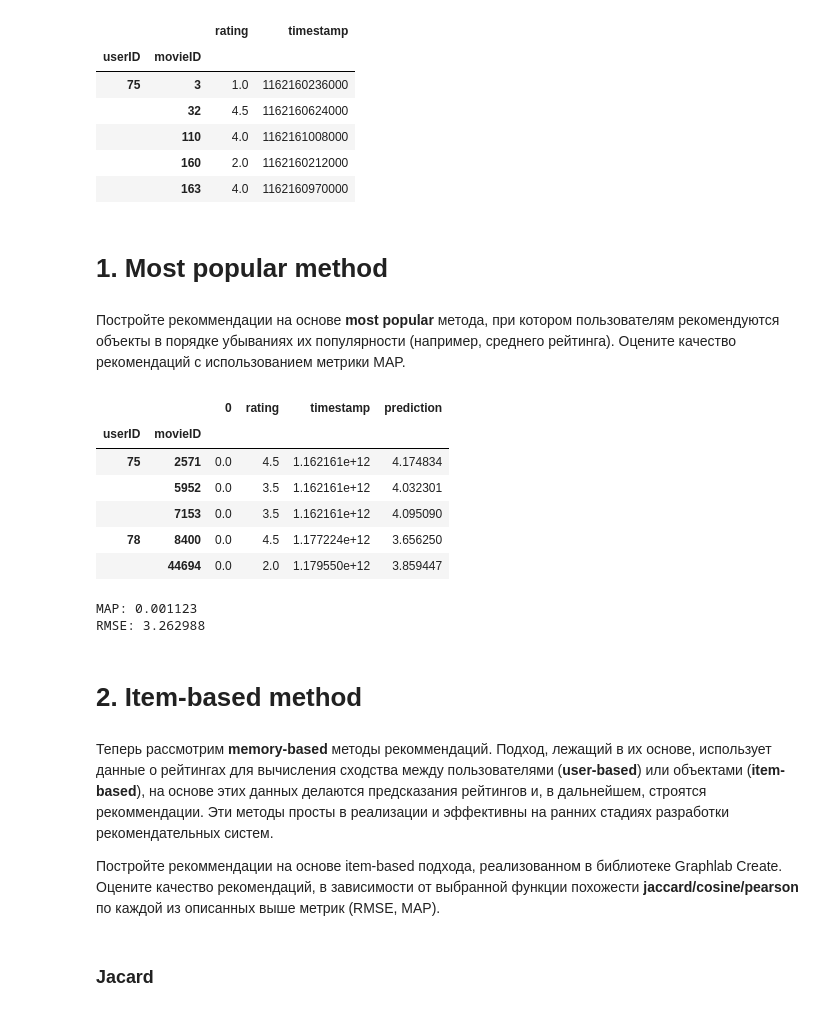
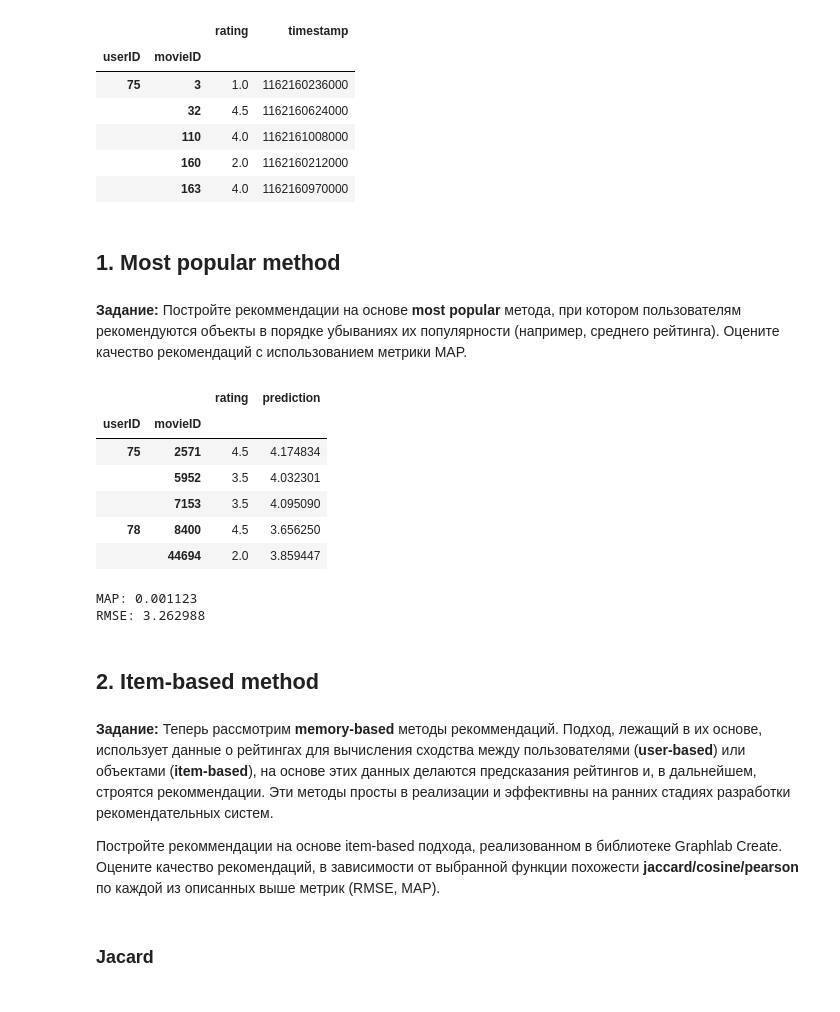
Before and after one commit to YRustt/Contests, a Jupyter notebook: Recommendation system/solution.ipynb, the cells around one changed output. Cells and saved outputs as stored; diff of their text form; code cells hidden in the pictures.

```diff
--- a/Recommendation system/solution.ipynb
+++ b/Recommendation system/solution.ipynb
@@ -209,6 +209,7 @@ R = pd.pivot_table(data.reset_index(),
                    fill_value=0.)
 
 unknown = R.stack().drop(data.index)
+unknown = unknown.to_frame(name='rating')
 # %%
 if 1 == 0:
     train.to_csv('data/solution/solution.train.csv')
@@ -222,22 +223,22 @@ if 1 == 0:
     unknown.columns = ['userID', 'movieID', 'rating']
     unknown = unknown.set_index(['userID', 'movieID'])
 # %% [markdown]
-# 1. Most popular method
+## 1. Most popular method
 # %% [markdown]
-Постройте рекоммендации на основе __most popular__ метода, при котором пользователям рекомендуются объекты в порядке убываниях их популярности (например, среднего рейтинга). Оцените качество рекомендаций с использованием метрики MAP.
+__Задание:__ Постройте рекоммендации на основе __most popular__ метода, при котором пользователям рекомендуются объекты в порядке убываниях их популярности (например, среднего рейтинга). Оцените качество рекомендаций с использованием метрики MAP.
 # %%
 movie_ratings = train.reset_index().groupby('movieID').agg({'rating': np.mean})
 movie_ratings.columns = ['prediction']
-prediction = pd.concat([test, unknown]).join(movie_ratings).fillna(0.)
+prediction = pd.concat([test[['rating']], unknown]).join(movie_ratings).fillna(0.)
 prediction.head()
 # %% [output]
-|  |  | 0 | rating | timestamp | prediction |
-| userID | movieID |  |  |  |  |
-| 75 | 2571 | 0.0 | 4.5 | 1.162161e+12 | 4.174834 |
-|  | 5952 | 0.0 | 3.5 | 1.162161e+12 | 4.032301 |
-|  | 7153 | 0.0 | 3.5 | 1.162161e+12 | 4.095090 |
-| 78 | 8400 | 0.0 | 4.5 | 1.177224e+12 | 3.656250 |
-|  | 44694 | 0.0 | 2.0 | 1.179550e+12 | 3.859447 |
+|  |  | rating | prediction |
+| userID | movieID |  |  |
+| 75 | 2571 | 4.5 | 4.174834 |
+|  | 5952 | 3.5 | 4.032301 |
+|  | 7153 | 3.5 | 4.095090 |
+| 78 | 8400 | 4.5 | 3.656250 |
+|  | 44694 | 2.0 | 3.859447 |
 # %%
 print('MAP: %f' % map_metric(prediction))
 print('RMSE: %f' % rmse_metric(prediction))
@@ -245,9 +246,9 @@ print('RMSE: %f' % rmse_metric(prediction))
 MAP: 0.001123
 RMSE: 3.262988
 # %% [markdown]
-# 2. Item-based method
+## 2. Item-based method
 # %% [markdown]
-Теперь рассмотрим __memory-based__ методы рекоммендаций. Подход, лежащий в их основе, использует данные о рейтингах для вычисления сходства между пользователями (__user-based__) или объектами (__item-based__), на основе этих данных делаются предсказания рейтингов и, в дальнейшем, строятся рекоммендации. Эти методы просты в реализации и эффективны на ранних стадиях разработки рекомендательных систем.
+__Задание:__ Теперь рассмотрим __memory-based__ методы рекоммендаций. Подход, лежащий в их основе, использует данные о рейтингах для вычисления сходства между пользователями (__user-based__) или объектами (__item-based__), на основе этих данных делаются предсказания рейтингов и, в дальнейшем, строятся рекоммендации. Эти методы просты в реализации и эффективны на ранних стадиях разработки рекомендательных систем.
 
 Постройте рекоммендации на основе item-based подхода, реализованном в библиотеке Graphlab Create. Оцените качество рекомендаций, в зависимости от выбранной функции похожести __jaccard/cosine/pearson__ по каждой из описанных выше метрик (RMSE, MAP).
 # %% [markdown]
```
Also changed, not shown: parts of 26 cells of this notebook.
